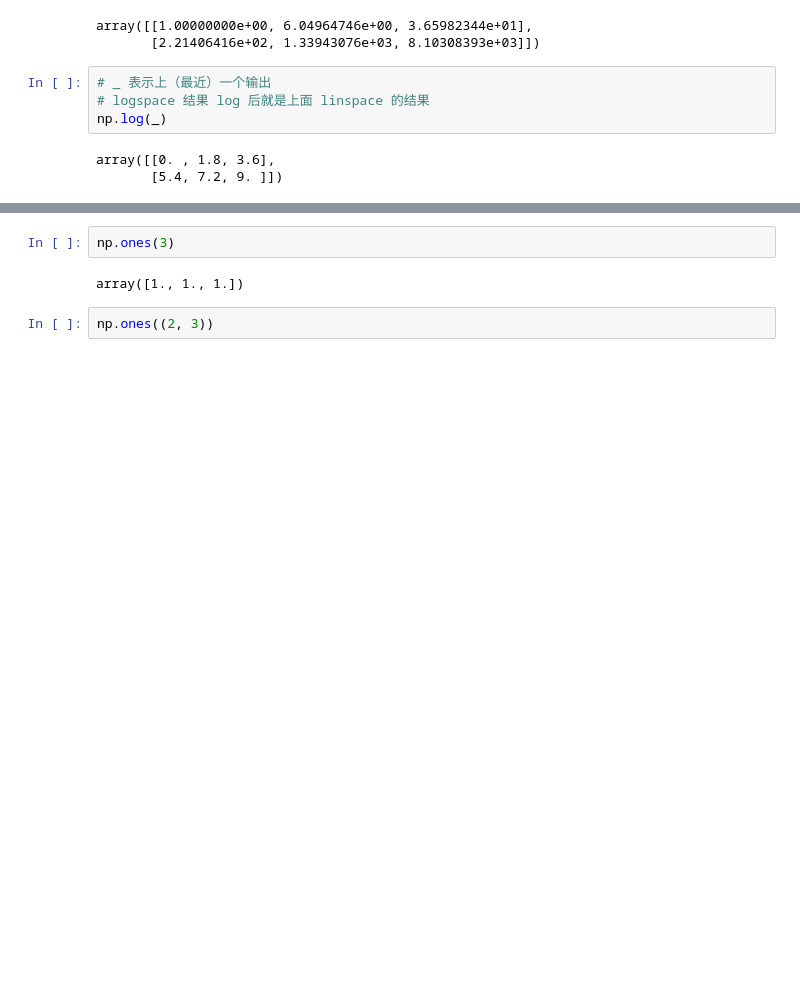
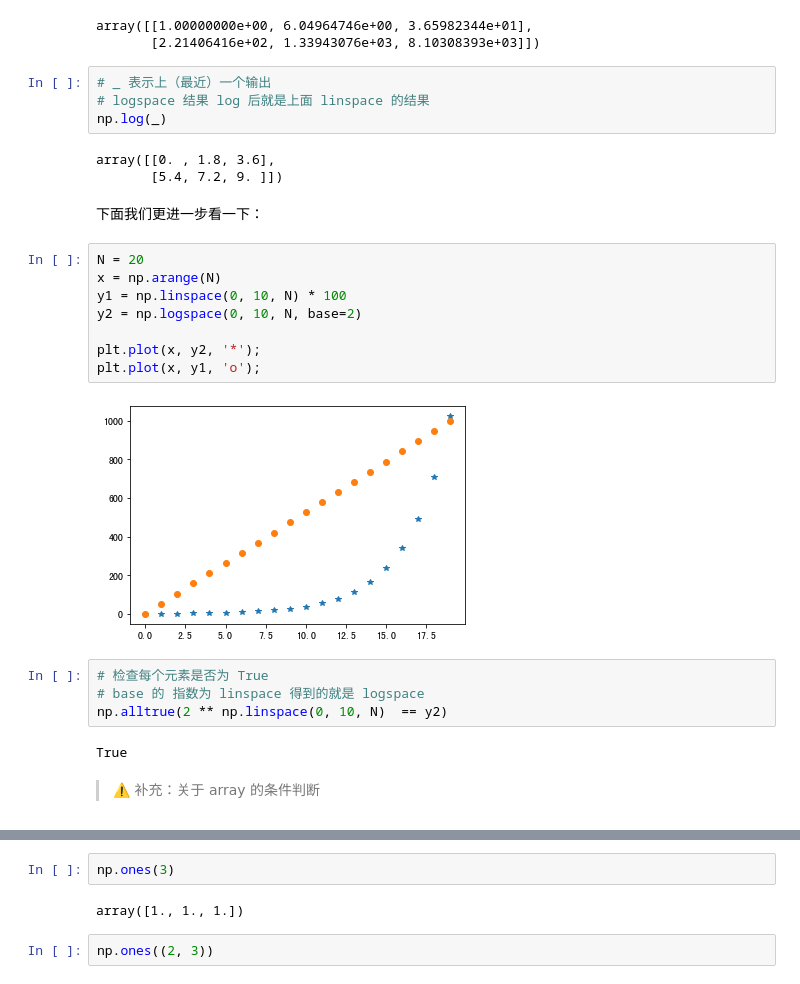
Before and after one commit to datawhalechina/powerful-numpy, a Jupyter notebook: src/introduction/ch-all.ipynb, the cells around one changed output, grey strips where cells are left out. Cells and saved outputs as stored; diff of their text form; blank space fills up the shorter version.

```diff
--- a/src/introduction/ch-all.ipynb
+++ b/src/introduction/ch-all.ipynb
@@ -146,3 +175,23 @@ np.log(_)
 # %% [output]
 array([[0. , 1.8, 3.6],
        [5.4, 7.2, 9. ]])
+# %% [markdown]
+下面我们更进一步看一下：
+# %%
+N = 20
+x = np.arange(N)
+y1 = np.linspace(0, 10, N) * 100
+y2 = np.logspace(0, 10, N, base=2)
+
+plt.plot(x, y2, '*');
+plt.plot(x, y1, 'o');
+# %% [output]
+[figure, added]
+# %%
+# 检查每个元素是否为 True
+# base 的 指数为 linspace 得到的就是 logspace
+np.alltrue(2 ** np.linspace(0, 10, N)  == y2)
+# %% [output]
+True
+# %% [markdown]
+>⚠️ 补充：关于 array 的条件判断
```
Also changed, not shown: parts of 138 cells of this notebook, 2 other files.
